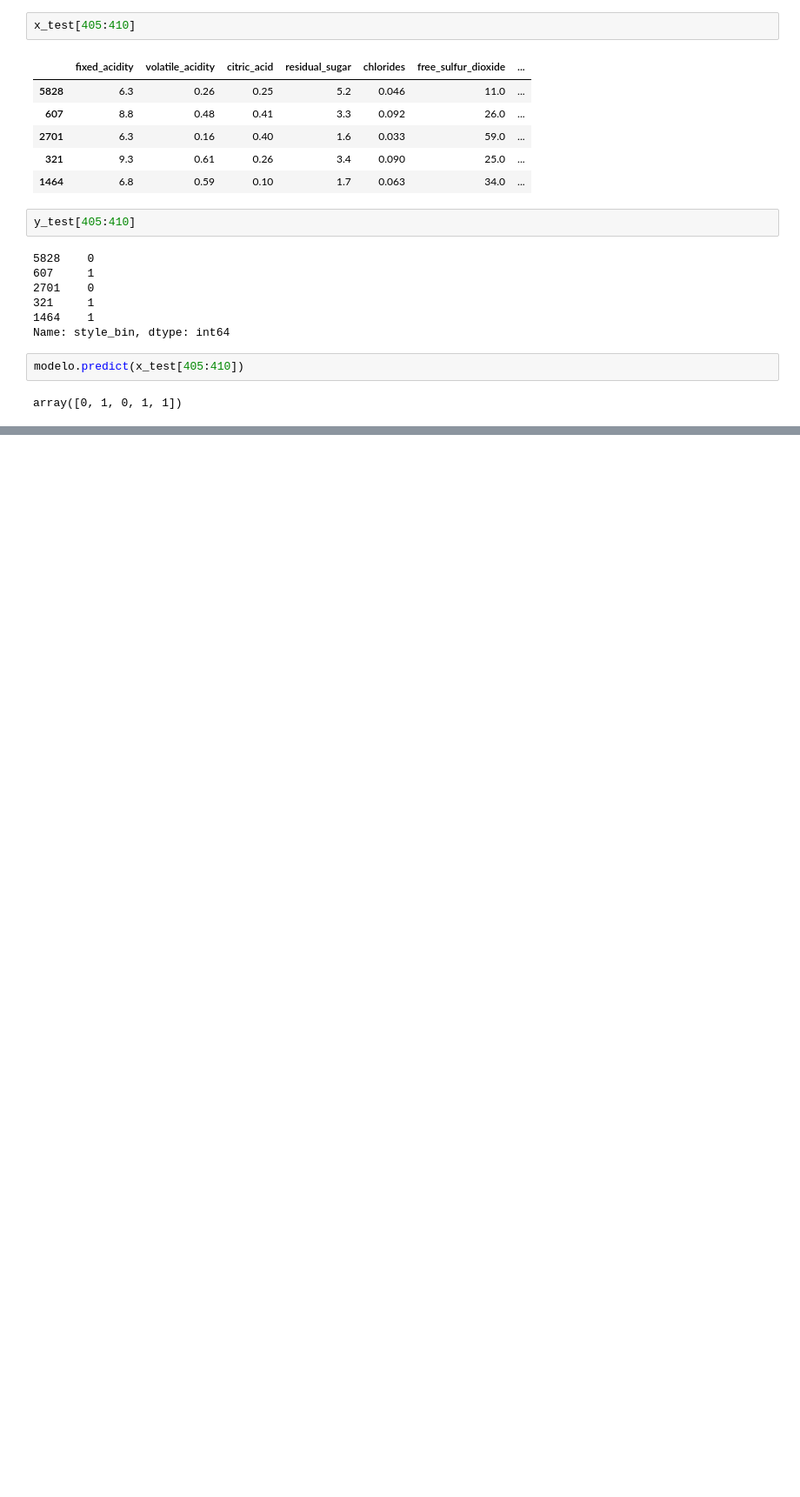
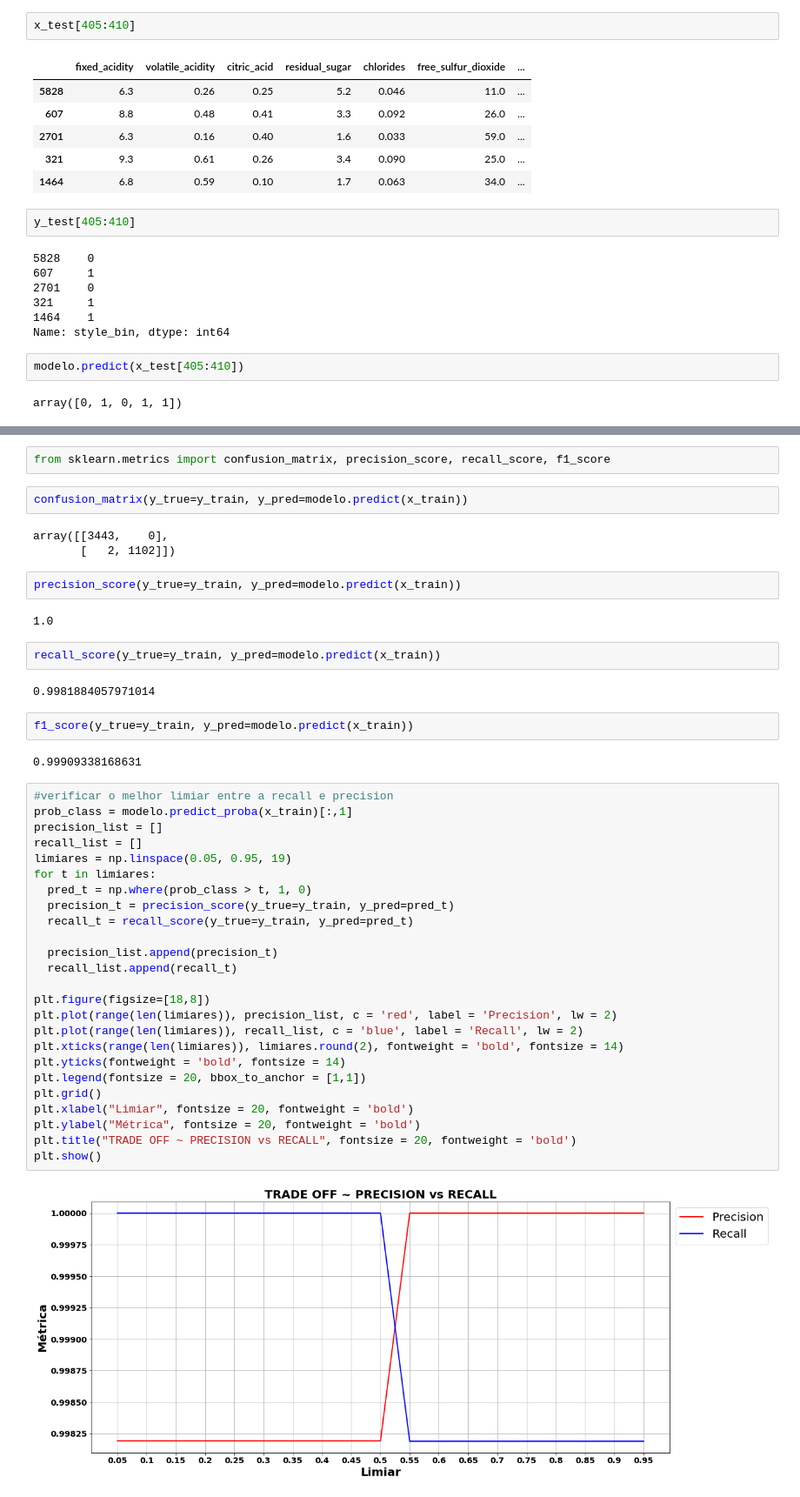
Before and after one commit to gustavo-duarte-silva/ML-wine-type, a Jupyter notebook: Wine_Red_White.ipynb, the cells around one changed output, grey strips where cells are left out. Shown: that part at 87% size. Cells and saved outputs as stored; diff of their text form; blank space fills up the shorter version.

```diff
--- a/Wine_Red_White.ipynb
+++ b/Wine_Red_White.ipynb
@@ -103,0 +107,46 @@ pickle_out.close()
+# %%
+from sklearn.metrics import confusion_matrix, precision_score, recall_score, f1_score
+# %%
+confusion_matrix(y_true=y_train, y_pred=modelo.predict(x_train))
+# %% [output]
+array([[3443,    0],
+       [   2, 1102]])
+# %%
+precision_score(y_true=y_train, y_pred=modelo.predict(x_train))
+# %% [output]
+1.0
+# %%
+recall_score(y_true=y_train, y_pred=modelo.predict(x_train))
+# %% [output]
+0.9981884057971014
+# %%
+f1_score(y_true=y_train, y_pred=modelo.predict(x_train))
+# %% [output]
+0.99909338168631
+# %%
+#verificar o melhor limiar entre a recall e precision
+prob_class = modelo.predict_proba(x_train)[:,1]
+precision_list = []
+recall_list = []
+limiares = np.linspace(0.05, 0.95, 19)
+for t in limiares:
+  pred_t = np.where(prob_class > t, 1, 0)
+  precision_t = precision_score(y_true=y_train, y_pred=pred_t)
+  recall_t = recall_score(y_true=y_train, y_pred=pred_t)
+
+  precision_list.append(precision_t)
+  recall_list.append(recall_t)
+
+plt.figure(figsize=[18,8])
+plt.plot(range(len(limiares)), precision_list, c = 'red', label = 'Precision', lw = 2)
+plt.plot(range(len(limiares)), recall_list, c = 'blue', label = 'Recall', lw = 2)
+plt.xticks(range(len(limiares)), limiares.round(2), fontweight = 'bold', fontsize = 14)
+plt.yticks(fontweight = 'bold', fontsize = 14)
+plt.legend(fontsize = 20, bbox_to_anchor = [1,1])
+plt.grid()
+plt.xlabel("Limiar", fontsize = 20, fontweight = 'bold')
+plt.ylabel("Métrica", fontsize = 20, fontweight = 'bold')
+plt.title("TRADE OFF ~ PRECISION vs RECALL", fontsize = 20, fontweight = 'bold')
+plt.show()
+# %% [output]
+[figure, added]
```
Also changed, not shown: parts of 6 cells of this notebook.
